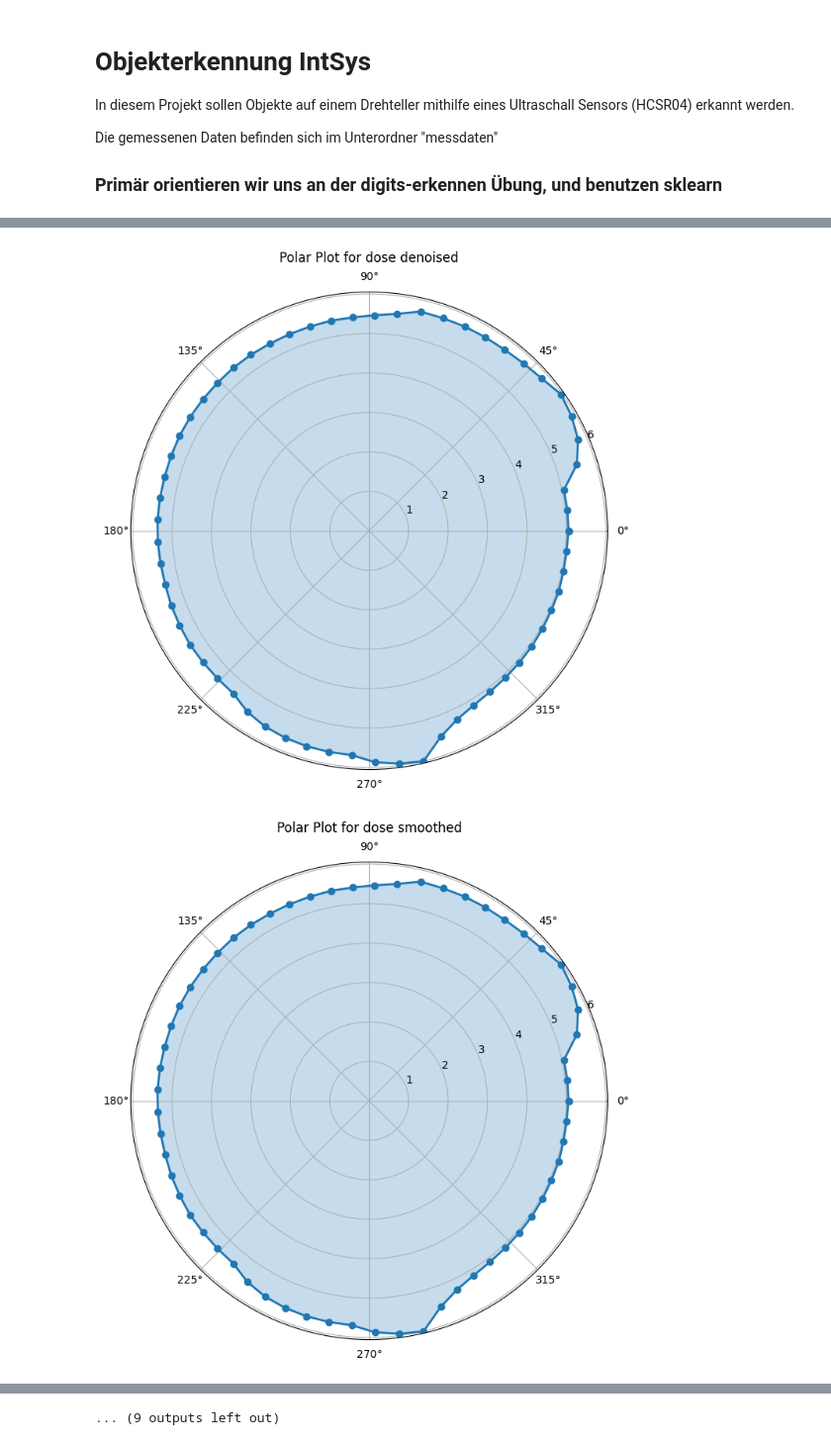
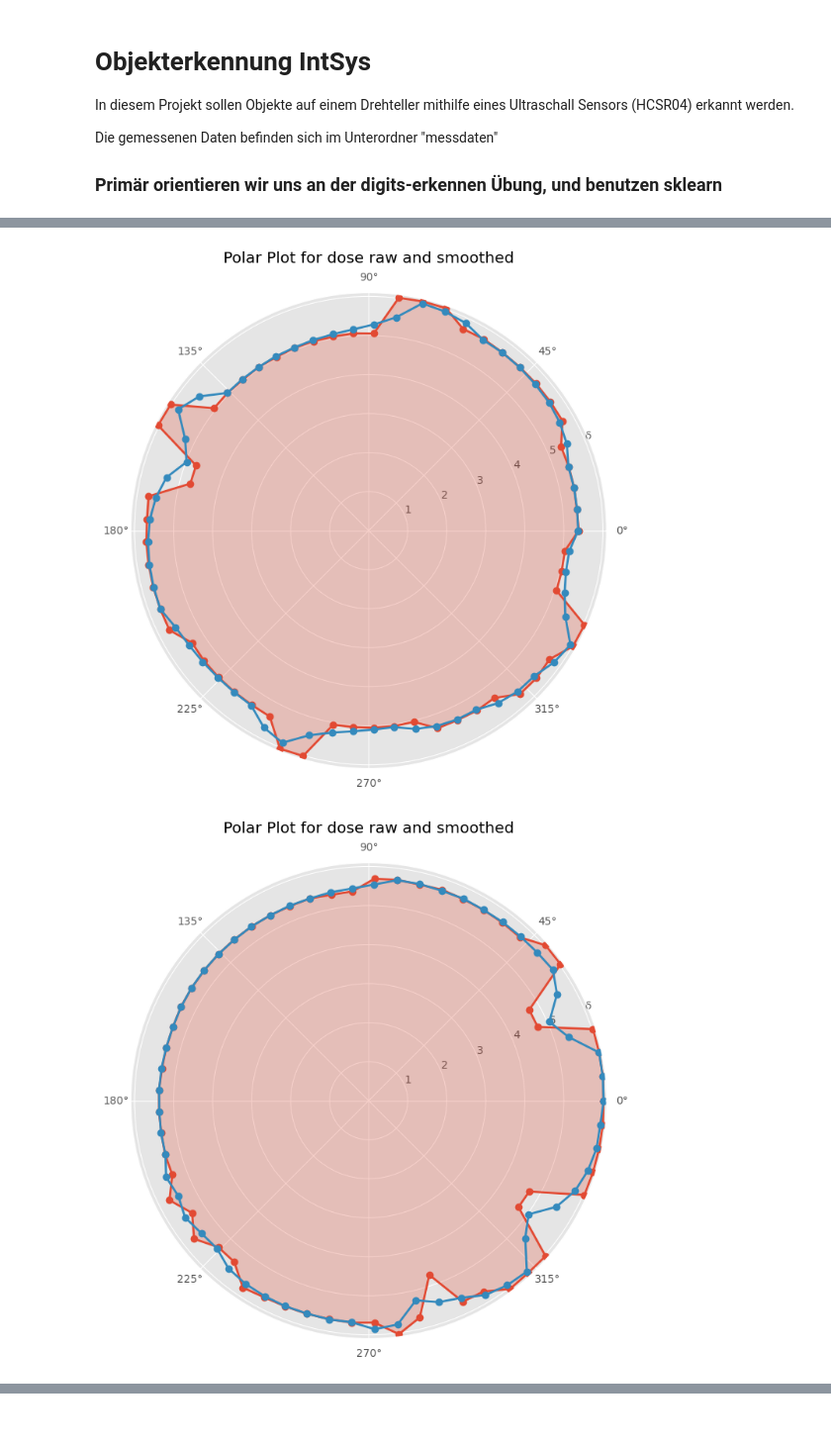
Before and after one commit to annesbl/intsys, a Jupyter notebook: projekt copy.ipynb, the cells around one changed output, grey strips where cells are left out. Shown at 99% size. Drawn from its saved outputs; the diff is of its cells as text; code cells hidden in the pictures.

```diff
--- a/projekt copy.ipynb
+++ b/projekt copy.ipynb
@@ -40,7 +40,7 @@ from sklearn.preprocessing import StandardScaler
 from sklearn.svm import SVC
 from sklearn.metrics import classification_report
 
-plt.style.set("ggplot")
+plt.style.use("ggplot")
 # %%
 directory = "messdaten/"
 
@@ -160,9 +160,17 @@ df_for_training = df_for_training[['label'] + [col for col in df_for_training.co
 # print(df_for_training)
 # %%
 
-# plotting
-def plot_polar_row_in_df(df):
-    single_row = df.iloc[0]
+
+counter = 0
+for i in range(len(df_list)):
+
+    temp_df_raw = transform_data(df_raw_list[i])
+
+    temp_df_filtered = df_remove_extreme_list[i].iloc[:, :-1]
+
+    single_row_raw = temp_df_raw.iloc[0]
+    single_row_filtered = temp_df_filtered.iloc[0]
+
 
     # Prepare the data for the polar plot
     angles = np.linspace(
@@ -171,33 +179,27 @@ def plot_polar_row_in_df(df):
     angles = np.append(
         angles, angles[0]
     )  # Close the loop by appending the first angle at the end
-    values = single_row.to_numpy()
-    values = np.append(
-        values, values[0]
+
+    values_raw = single_row_raw.to_numpy()
+    values_raw = np.append(
+        values_raw, values_raw[0]
     )  # Close the loop by appending the first value at the end
+
+    values_filtered = single_row_filtered.to_numpy()
+    values_filtered = np.append(
+        values_filtered, values_filtered[0]
+    )
 
     # Create the polar plot
     plt.figure(figsize=(8, 8))
     ax = plt.subplot(111, polar=True)
-    ax.plot(angles, values.T, "o-", linewidth=2)  # Plot the values
-    ax.fill(angles, values.T, alpha=0.25)  # Fill the area under the curve
-    pass
+    ax.plot(angles, values_raw.T, "o-", linewidth=2)  # Plot the values
+    ax.fill(angles, values_raw.T, alpha=0.25)  # Fill the area under the curve
 
+    ax.plot(angles, values_filtered.T, "o-", linewidth=2)  # Plot the values
+    # ax.fill(angles, values_filtered.T, alpha=0.25)  # Fill the area under the curve
 
-counter = 0
-for i in range(len(df_list)):
-    plot_polar_row_in_df(transform_data(df_raw_list[i]))
-    plt.title(f"Polar Plot for {label_list[i]}", va="bottom")
-    plt.savefig(f"plots/{label_list[i]}_raw_data_{counter}.png")
-    plt.show()
-
-    plot_polar_row_in_df(df_denoised_list[i].iloc[:, :-1])
-    plt.title(f"Polar Plot for {label_list[i]} denoised", va="bottom")
-    plt.savefig(f"plots/{label_list[i]}_denoised_{counter}.png")
-    plt.show()
-
-    plot_polar_row_in_df(df_remove_extreme_list[i].iloc[:, :-1])
-    plt.title(f"Polar Plot for {label_list[i]} smoothed", va="bottom")
+    plt.title(f"Polar Plot for {label_list[i]} raw and smoothed", va="bottom")
     plt.savefig(f"plots/{label_list[i]}_smooth_{counter}.png")
     plt.show()
     counter += 1
@@ -208,2 +210,2 @@ for i in range(len(df_list)):
-[figure, old version]
+[figure, new version]
-[figure, old version]
+[figure, new version]
@@ -219,4 +216,3 @@ for i in range(len(df_list)):
-... (9 outputs left out)
 # %%
 y = df_for_training['label']
 X = df_for_training.drop('label', axis=1)
```
Also changed, not shown: parts of 5 cells of this notebook.
